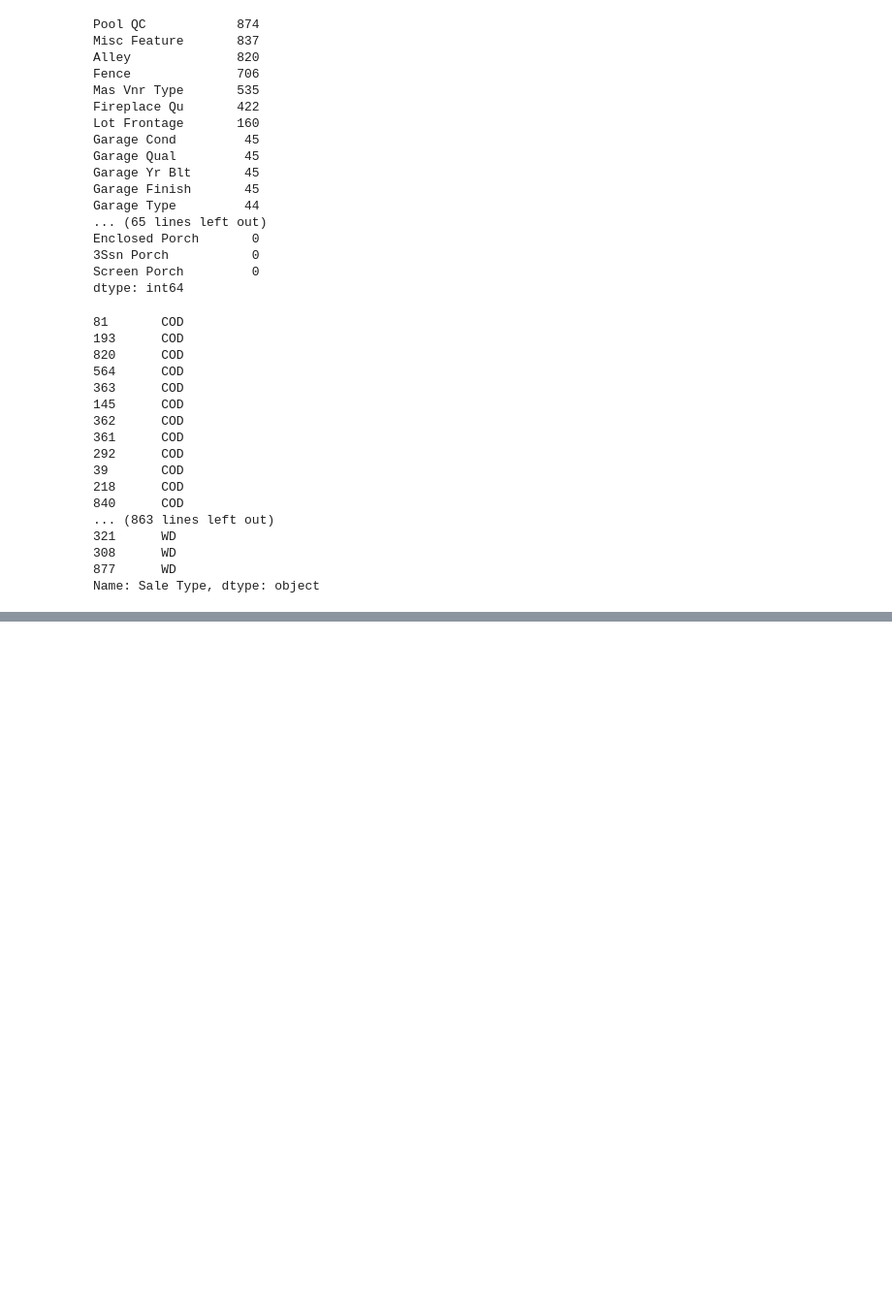
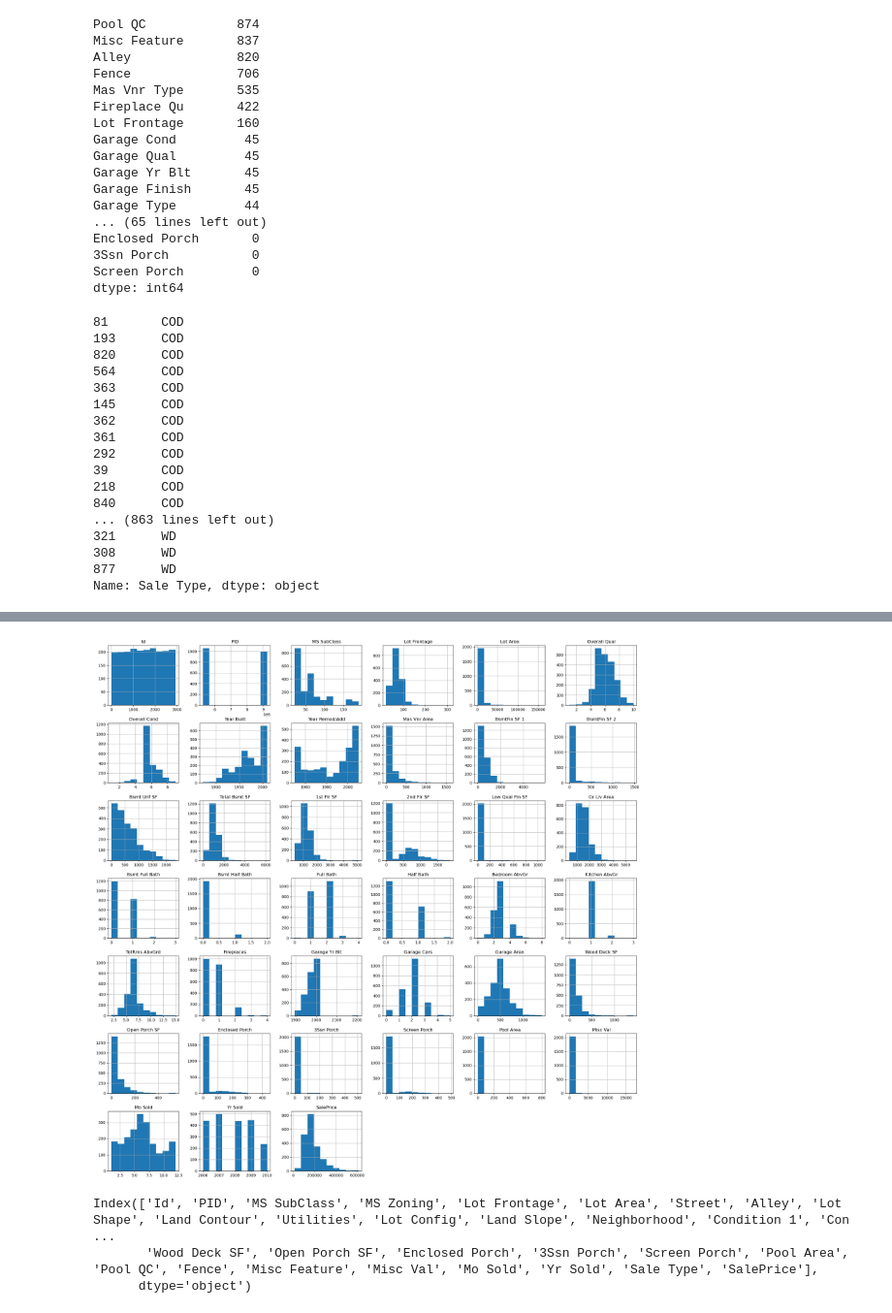
Before and after one commit to BenjaminRocco/GA_Project_2, a Jupyter notebook: KagSub1.ipynb, the cells around one changed output, grey strips where cells are left out. Shown at 97% size. Saved outputs shown, nothing was run; the diff lists cells and outputs as text; code cells hidden in the pictures; blank space fills up the shorter version.

```diff
--- a/KagSub1.ipynb
+++ b/KagSub1.ipynb
@@ -134,0 +137,10 @@ If one not the other, value down (i.e. built but never remodeled)
+# %%
+df.hist(figsize = (25, 25));
+# %% [output]
+[figure, added]
+# %%
+df.columns
+# %% [output]
+Index(['Id', 'PID', 'MS SubClass', 'MS Zoning', 'Lot Frontage', 'Lot Area', 'Street', 'Alley', 'Lot Shape', 'Land Contour', 'Utilities', 'Lot Config', 'Land Slope', 'Neighborhood', 'Condition 1', 'Con ...
+       'Wood Deck SF', 'Open Porch SF', 'Enclosed Porch', '3Ssn Porch', 'Screen Porch', 'Pool Area', 'Pool QC', 'Fence', 'Misc Feature', 'Misc Val', 'Mo Sold', 'Yr Sold', 'Sale Type', 'SalePrice'],
+      dtype='object')
```
Also changed, not shown: parts of 10 cells of this notebook.
